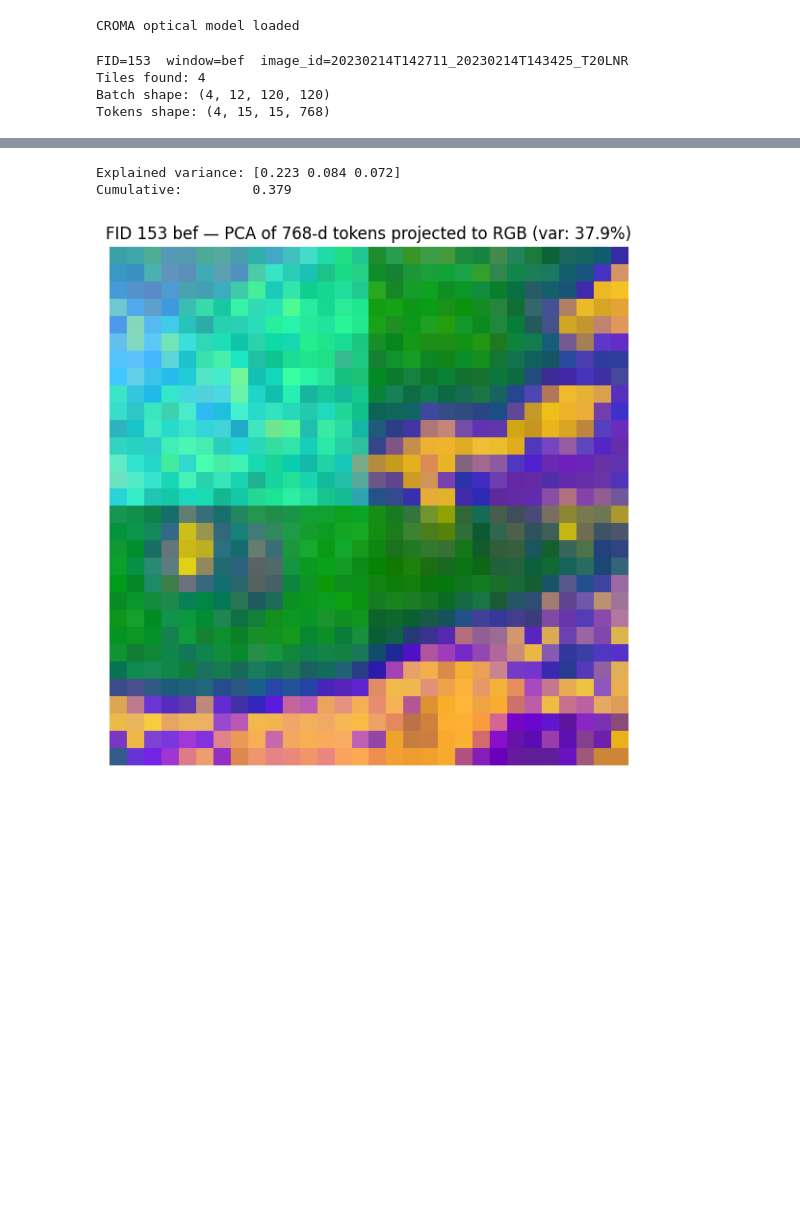
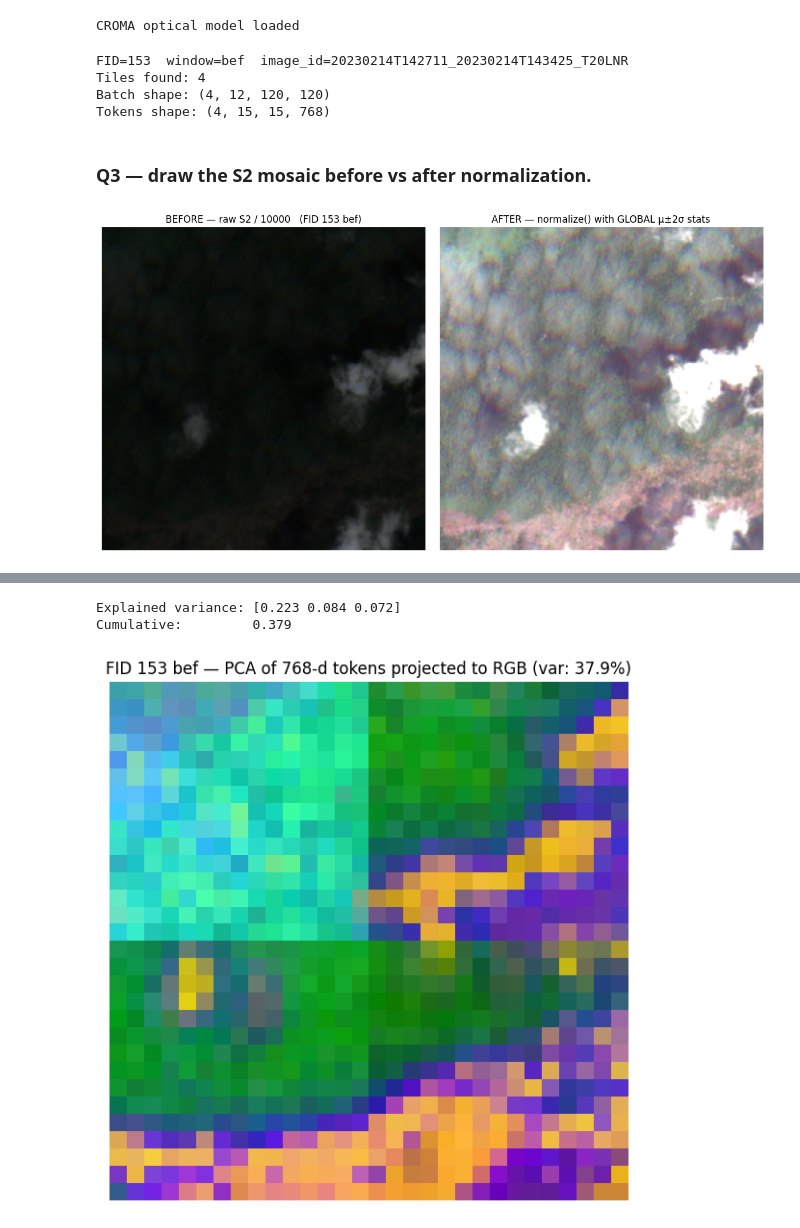
Before and after one commit to Angelicarjs/tropical_forest_disturbance, a Jupyter notebook: croma_fid_embeddings.ipynb, the cells around one changed output, grey strips where cells are left out. Cells and saved outputs as stored; diff of their text form; code cells hidden in the pictures; blank space fills up the shorter version.

Commit message:
normalization without values < 0 for s2 done,1e10 eliminated, plot of the images before and after normalization done

```diff
--- a/croma_fid_embeddings.ipynb
+++ b/croma_fid_embeddings.ipynb
@@ -59,7 +59,7 @@ def normalize(x, mean, std):
     std = torch.as_tensor(std, dtype=x.dtype, device=x.device).view(1, -1, 1, 1)
     min_val = mean - 2 * std
     max_val = mean + 2 * std
-    x = (x - min_val) / (max_val - min_val + 1e-10)
+    x = (x - min_val) / (max_val - min_val)
     return torch.clamp(x, 0, 1)
 
 
@@ -91,0 +94,9 @@ def encode(model, x_normalized, modality):
+# %%
+ # Carga una tile de S1 y mira el rango
+for product, bands in [("s2_l2a", list(range(12))), ("s1_grd", [0, 1])]:
+      paths = glob.glob(os.path.join(TILES_DIR, product, "fid_*", "*", "*", "tile_*.tif"))
+      arr = np.stack([load_tile(p, band_indices=bands) for p in paths])  # (N, C, H, W)
+      print(f"\n{product}  ({len(paths)} tiles)")
+      for c in range(arr.shape[1]):
+          ch = arr[:, c]
+          print(f"  band {c}: min={ch.min():.3f}  max={ch.max():.3f}  mean={ch.mean():.3f}")
@@ -118,6 +151,6 @@ def compute_global_stats(product, band_indices):
 # %%
 # Compute global stats once per kernel — used for normalization in the run cell.
-s2_mean, s2_std, n_s2 = compute_global_stats("s2_l2a", list(range(12)))
+s2_mean, s2_std, n_s2 = compute_global_stats("s2_l2a", list(range(12)), min_valid=0)
 print(f"S2 stats over {n_s2} tiles  (12 bands)")
 print(f"  mean: {np.array2string(s2_mean, precision=2)}")
 print(f"  std : {np.array2string(s2_std,  precision=2)}")
@@ -183,6 +216,64 @@ FID=153  window=bef  image_id=20230214T142711_20230214T143425_T20LNR
 Tiles found: 4
 Batch shape: (4, 12, 120, 120)
 Tokens shape: (4, 15, 15, 768)
+# %% [markdown]
+### Q3 — draw the S2 mosaic before vs after normalization.
+# %%
+TILE_SIZE_M = TILE_SIZE * 10   # 1200 m per tile
+
+transforms = []
+for p in paths:
+    with rasterio.open(p) as src:
+        transforms.append(src.transform)
+
+cs = [t.c for t in transforms]
+fs = [t.f for t in transforms]
+x0 = min(cs)
+y0 = max(fs)
+n_cols = int(round((max(cs) - x0) / TILE_SIZE_M)) + 1
+n_rows = int(round((y0 - min(fs)) / TILE_SIZE_M)) + 1
+
+# 1) Build a RAW data mosaic of shape (12, n_rows*120, n_cols*120) using the
+#    same tile-grid placement that viz_dims uses for the embeddings mosaic.
+data_mosaic = np.full((12, n_rows * TILE_SIZE, n_cols * TILE_SIZE),
+                    np.nan, dtype=np.float32)
+for i, p in enumerate(paths):
+    with rasterio.open(p) as src:
+        t = src.transform
+    row = int(round((y0 - t.f) / TILE_SIZE_M))
+    col = int(round((t.c - x0) / TILE_SIZE_M))
+    data_mosaic[:, row * TILE_SIZE:(row + 1) * TILE_SIZE,
+                    col * TILE_SIZE:(col + 1) * TILE_SIZE] = all_data[i]
+
+# 2) Apply normalize() with GLOBAL stats to the batch, then mosaic the result.
+x_norm = normalize(torch.from_numpy(all_data), s2_mean, s2_std).cpu().numpy()
+norm_mosaic = np.full_like(data_mosaic, np.nan)
+for i, p in enumerate(paths):
+    with rasterio.open(p) as src:
+        t = src.transform
+    row = int(round((y0 - t.f) / TILE_SIZE_M))
+    col = int(round((t.c - x0) / TILE_SIZE_M))
+    norm_mosaic[:, row * TILE_SIZE:(row + 1) * TILE_SIZE,
+                    col * TILE_SIZE:(col + 1) * TILE_SIZE] = x_norm[i]
+
+# 3) Pull RGB = (B4, B3, B2) = bands (3, 2, 1) for both versions.
+#    BEFORE: divide by 10000 (S2 L2A scale factor) and clip to [0, 1].
+rgb_before = np.clip(data_mosaic[[3, 2, 1]].transpose(1, 2, 0) / 10000, 0, 1)
+#    AFTER: already in [0, 1] from normalize(), just transpose to HWC.
+rgb_after  = norm_mosaic[[3, 2, 1]].transpose(1, 2, 0)
+
+# 4) Plot side by side.
+fig, axes = plt.subplots(1, 2, figsize=(12, 6))
+axes[0].imshow(np.where(np.isnan(rgb_before), 0.5, rgb_before))
+axes[0].set_title(f"BEFORE — raw S2 / 10000   (FID {FID} {WINDOW})")
+axes[0].axis("off")
+axes[1].imshow(np.where(np.isnan(rgb_after), 0.5, rgb_after))
+axes[1].set_title("AFTER — normalize() with GLOBAL μ±2σ stats")
+axes[1].axis("off")
+plt.tight_layout()
+plt.show()
+# %% [output]
+[figure, added]
 # %%
 # Print values of ONE embedding dimension across all patches of all tiles.
 DIM = 0   # pick any dimension in [0, 767]
```
Also changed, not shown: parts of 7 cells of this notebook.
